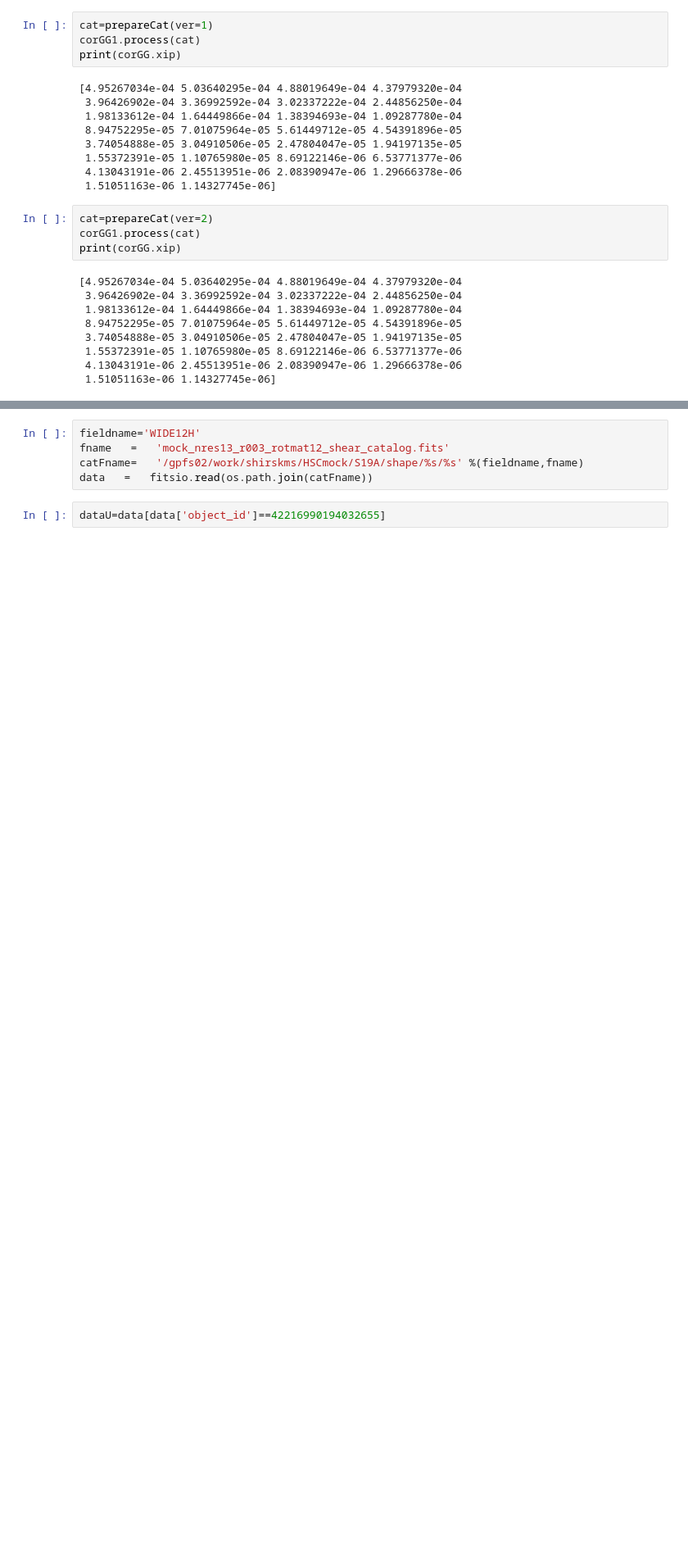
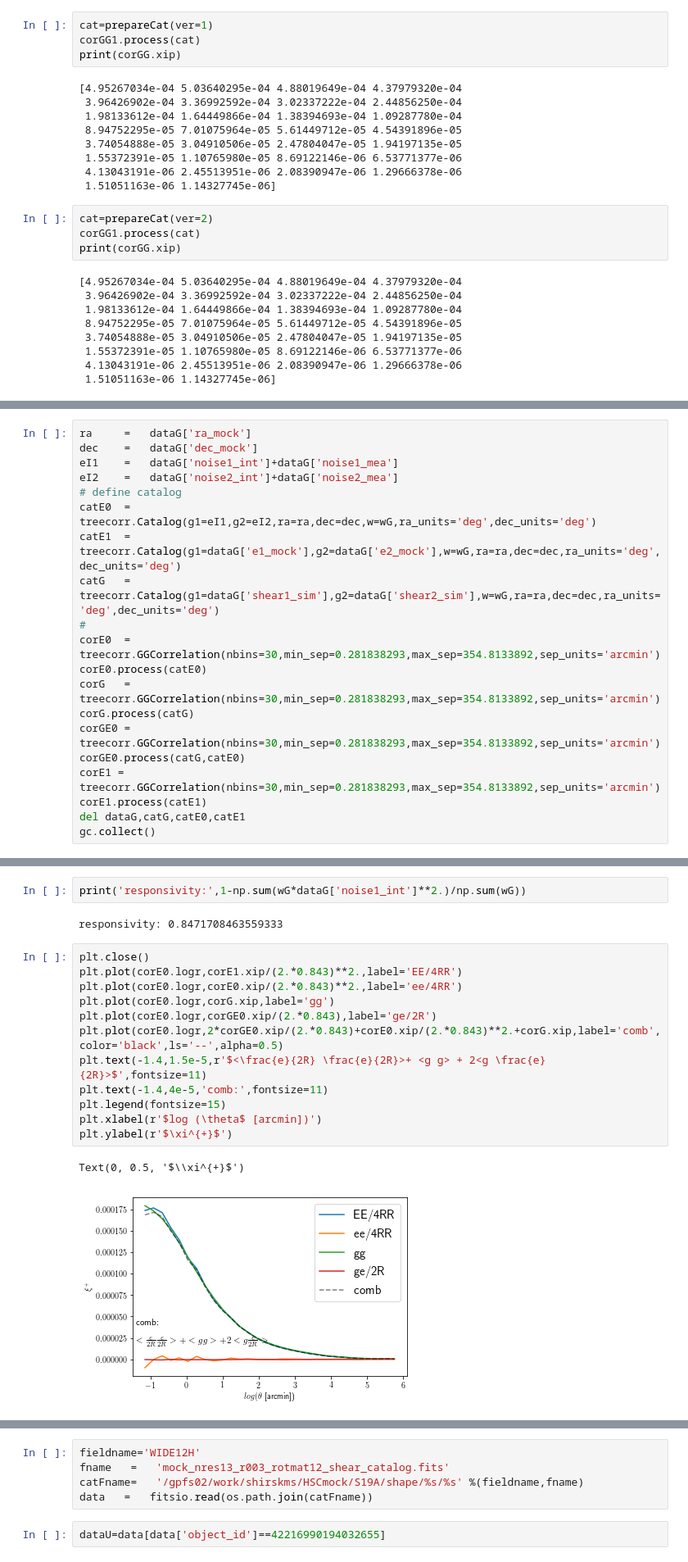
Before and after one commit to mr-superonion/G3sim-HSC, a Jupyter notebook: notebook/blind/6_1-requirement_cosmicShear.ipynb, the cells around one changed output, grey strips where cells are left out. Shown at 82% size. Cells and saved outputs as stored; diff of their text form; blank space fills up the shorter version.

```diff
--- a/notebook/blind/6_1-requirement_cosmicShear.ipynb
+++ b/notebook/blind/6_1-requirement_cosmicShear.ipynb
@@ -160,0 +149,20 @@ plt.legend()
+# %%
+ra     =   dataG['ra_mock']
+dec    =   dataG['dec_mock']
+eI1    =   dataG['noise1_int']+dataG['noise1_mea']
+eI2    =   dataG['noise2_int']+dataG['noise2_mea']
+# define catalog
+catE0  =   treecorr.Catalog(g1=eI1,g2=eI2,ra=ra,dec=dec,w=wG,ra_units='deg',dec_units='deg')
+catE1  =   treecorr.Catalog(g1=dataG['e1_mock'],g2=dataG['e2_mock'],w=wG,ra=ra,dec=dec,ra_units='deg',dec_units='deg')
+catG   =   treecorr.Catalog(g1=dataG['shear1_sim'],g2=dataG['shear2_sim'],w=wG,ra=ra,dec=dec,ra_units='deg',dec_units='deg')
+#
+corE0  =   treecorr.GGCorrelation(nbins=30,min_sep=0.281838293,max_sep=354.8133892,sep_units='arcmin')
+corE0.process(catE0)
+corG   =   treecorr.GGCorrelation(nbins=30,min_sep=0.281838293,max_sep=354.8133892,sep_units='arcmin')
+corG.process(catG)
+corGE0 =   treecorr.GGCorrelation(nbins=30,min_sep=0.281838293,max_sep=354.8133892,sep_units='arcmin')
+corGE0.process(catG,catE0)
+corE1 =   treecorr.GGCorrelation(nbins=30,min_sep=0.281838293,max_sep=354.8133892,sep_units='arcmin')
+corE1.process(catE1)
+del dataG,catG,catE0,catE1
+gc.collect()
@@ -160,0 +172,19 @@ plt.legend()
+# %%
+print('responsivity:',1-np.sum(wG*dataG['noise1_int']**2.)/np.sum(wG))
+# %% [output]
+responsivity: 0.8471708463559333
+# %%
+plt.close()
+plt.plot(corE0.logr,corE1.xip/(2.*0.843)**2.,label='EE/4RR')
+plt.plot(corE0.logr,corE0.xip/(2.*0.843)**2.,label='ee/4RR')
+plt.plot(corE0.logr,corG.xip,label='gg')
+plt.plot(corE0.logr,corGE0.xip/(2.*0.843),label='ge/2R')
+plt.plot(corE0.logr,2*corGE0.xip/(2.*0.843)+corE0.xip/(2.*0.843)**2.+corG.xip,label='comb',color='black',ls='--',alpha=0.5)
+plt.text(-1.4,1.5e-5,r'$<\frac{e}{2R} \frac{e}{2R}>+ <g g> + 2<g \frac{e}{2R}>$',fontsize=11)
+plt.text(-1.4,4e-5,'comb:',fontsize=11)
+plt.legend(fontsize=15)
+plt.xlabel(r'$log (\theta$ [arcmin])')
+plt.ylabel(r'$\xi^{+}$')
+# %% [output]
+Text(0, 0.5, '$\\xi^{+}$')
+[figure, added]
```
Also changed, not shown: parts of 12 cells of this notebook, 3 other files.
